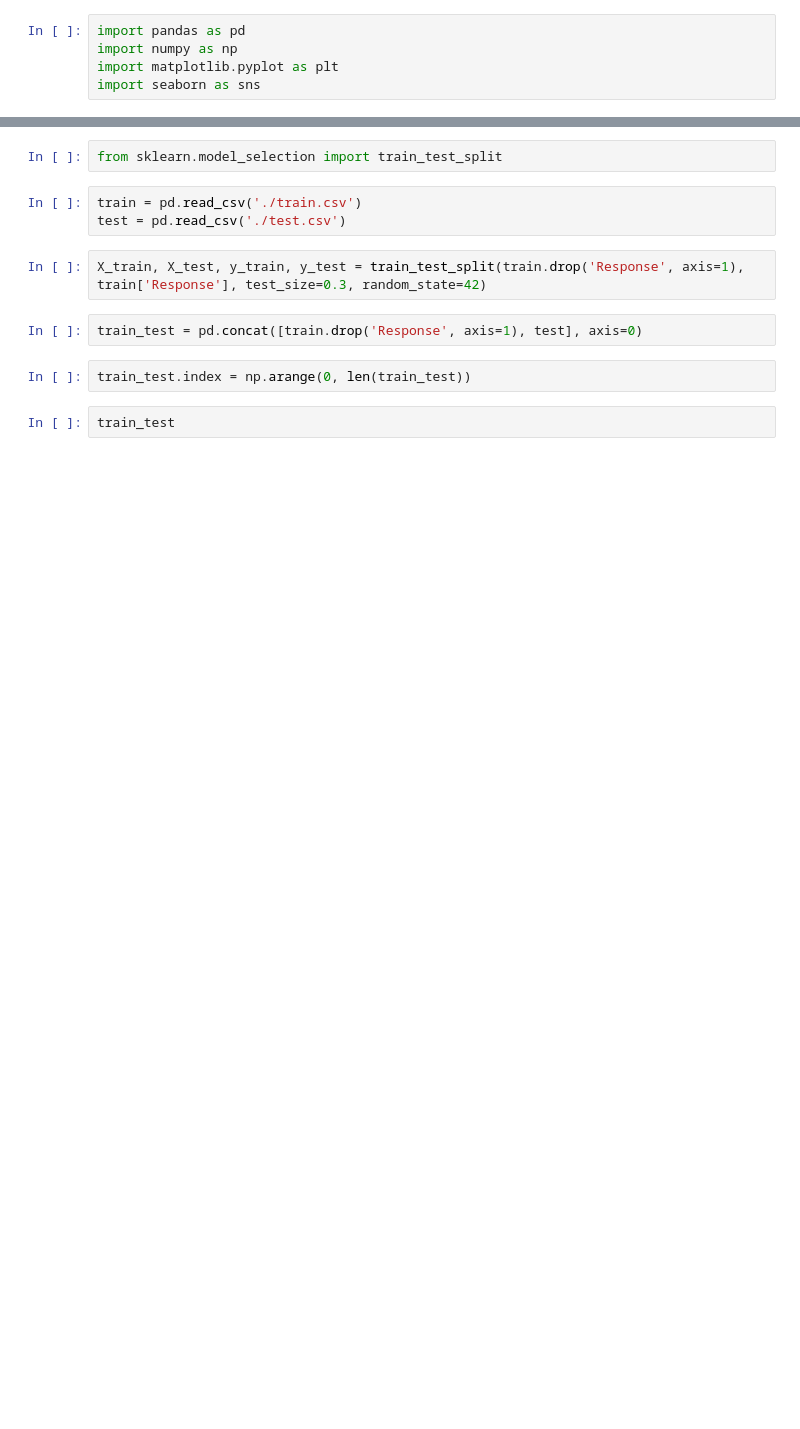
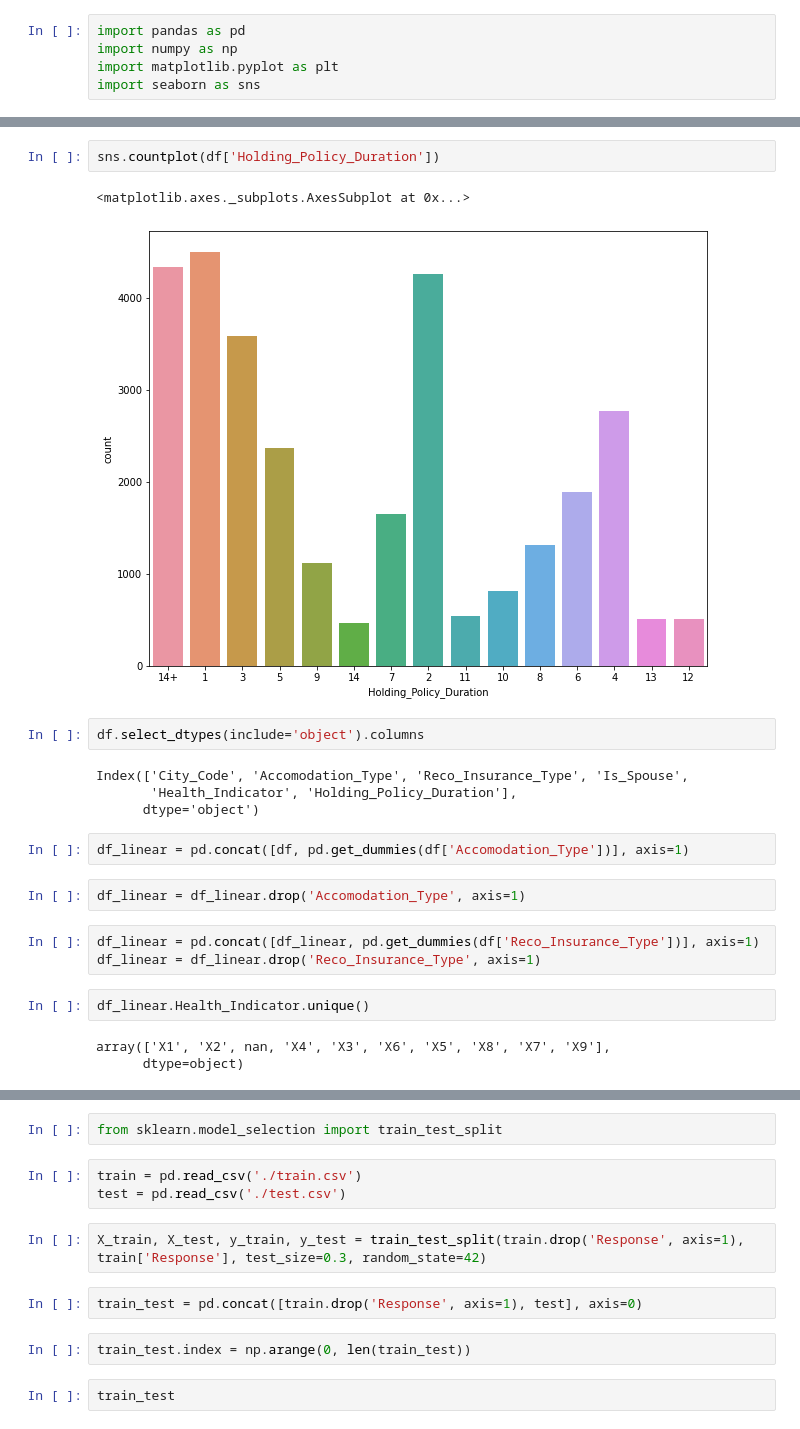
Before and after one commit to blaze-fire/Job-A-Thon, a Jupyter notebook: jobathon.ipynb, the cells around one changed output, grey strips where cells are left out. Saved outputs shown, nothing was run; the diff lists cells and outputs as text; blank space fills up the shorter version.

```diff
--- a/jobathon.ipynb
+++ b/jobathon.ipynb
@@ -5,0 +106,23 @@ import seaborn as sns
+# %%
+sns.countplot(df['Holding_Policy_Duration'])
+# %% [output]
+<matplotlib.axes._subplots.AxesSubplot at 0x...>
+[figure, added]
+# %%
+df.select_dtypes(include='object').columns
+# %% [output]
+Index(['City_Code', 'Accomodation_Type', 'Reco_Insurance_Type', 'Is_Spouse',
+       'Health_Indicator', 'Holding_Policy_Duration'],
+      dtype='object')
+# %%
+df_linear = pd.concat([df, pd.get_dummies(df['Accomodation_Type'])], axis=1)
+# %%
+df_linear = df_linear.drop('Accomodation_Type', axis=1)
+# %%
+df_linear = pd.concat([df_linear, pd.get_dummies(df['Reco_Insurance_Type'])], axis=1)
+df_linear = df_linear.drop('Reco_Insurance_Type', axis=1)
+# %%
+df_linear.Health_Indicator.unique()
+# %% [output]
+array(['X1', 'X2', nan, 'X4', 'X3', 'X6', 'X5', 'X8', 'X7', 'X9'],
+      dtype=object)
```
Also changed, not shown: parts of 128 cells of this notebook.
